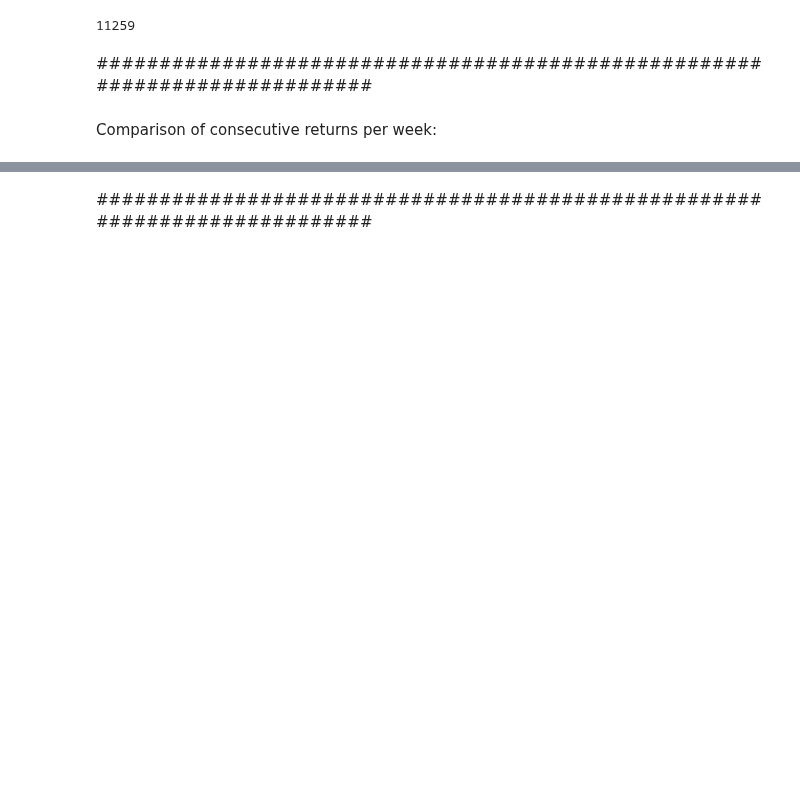
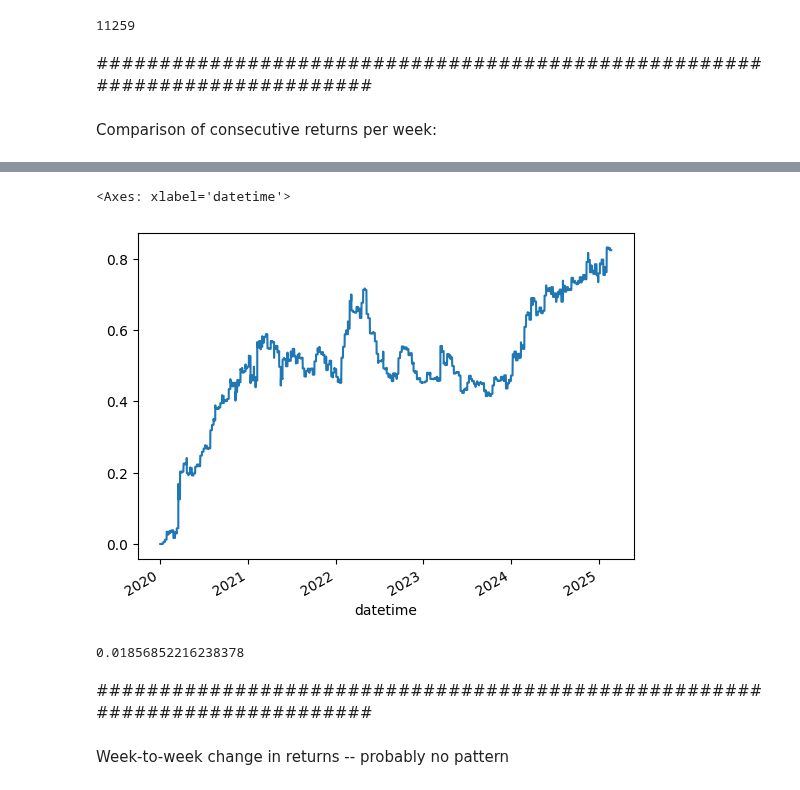
Before and after one commit to wbchristerson/jn-learning, a Jupyter notebook: strategy_10_seasonality.ipynb, the cells around one changed output, grey strips where cells are left out. Saved outputs shown, nothing was run; the diff lists cells and outputs as text; code cells hidden in the pictures; blank space fills up the shorter version.

```diff
--- a/strategy_10_seasonality.ipynb
+++ b/strategy_10_seasonality.ipynb
@@ -138,0 +254,25 @@ dtype: float64
+# %%
+# df_holdings = pd.DataFrame(0.0, columns=px_close.columns, index=px_close.index)
+# df_holdings
+
+bankroll_data = {'cash': [], 'BTCUSDT shares': []}
+has_coin_holding = False
+
+for time_index in px_close.index:
+    if len(bankroll_data['cash']) == 0:
+        bankroll_data['cash'].append(100.0)
+        bankroll_data['BTCUSDT shares'].append(0.0)
+    elif time_index.weekday() == 0 and time_index.hour == 8:
+        bankroll_data['BTCUSDT shares'].append(bankroll_data['cash'][-1] / px_close.loc[time_index, 'BTCUSDT'])
+        bankroll_data['cash'].append(0.0)
+        has_coin_holding = True
+    elif time_index.weekday() == 0 and time_index.hour == 16 and has_coin_holding:
+        bankroll_data['cash'].append(px_close.loc[time_index, 'BTCUSDT'] * bankroll_data['BTCUSDT shares'][-1])
+        bankroll_data['BTCUSDT shares'].append(0.0)
+        has_coin_holding = False
+    else:
+        bankroll_data['BTCUSDT shares'].append(bankroll_data['BTCUSDT shares'][-1])
+        bankroll_data['cash'].append(bankroll_data['cash'][-1])
+
+bankroll_df = pd.DataFrame(bankroll_data, index=px_close.index)
+bankroll_df
@@ -138,0 +294,3 @@ dtype: float64
+# %%
+portfolio_ser = bankroll_df["BTCUSDT shares"] * px_close["BTCUSDT"] + bankroll_df["cash"]
+portfolio_ser
@@ -139,2 +311,12 @@ dtype: float64
+# %%
+portfolio_returns = (portfolio_ser / portfolio_ser.shift() - 1)
+portfolio_returns.cumsum().plot()
+# %% [output]
+<Axes: xlabel='datetime'>
+[figure, added]
+# %%
+portfolio_returns.mean() / portfolio_returns.std()
+# %% [output]
+0.01856852216238378
 # %% [markdown]
 ###########################################################################
@@ -142,0 +323,2 @@ Week-to-week change in returns -- probably no pattern
+# %% [markdown]
+Week-to-week change in returns -- probably no pattern
```
Also changed, not shown: parts of 17 cells of this notebook.
